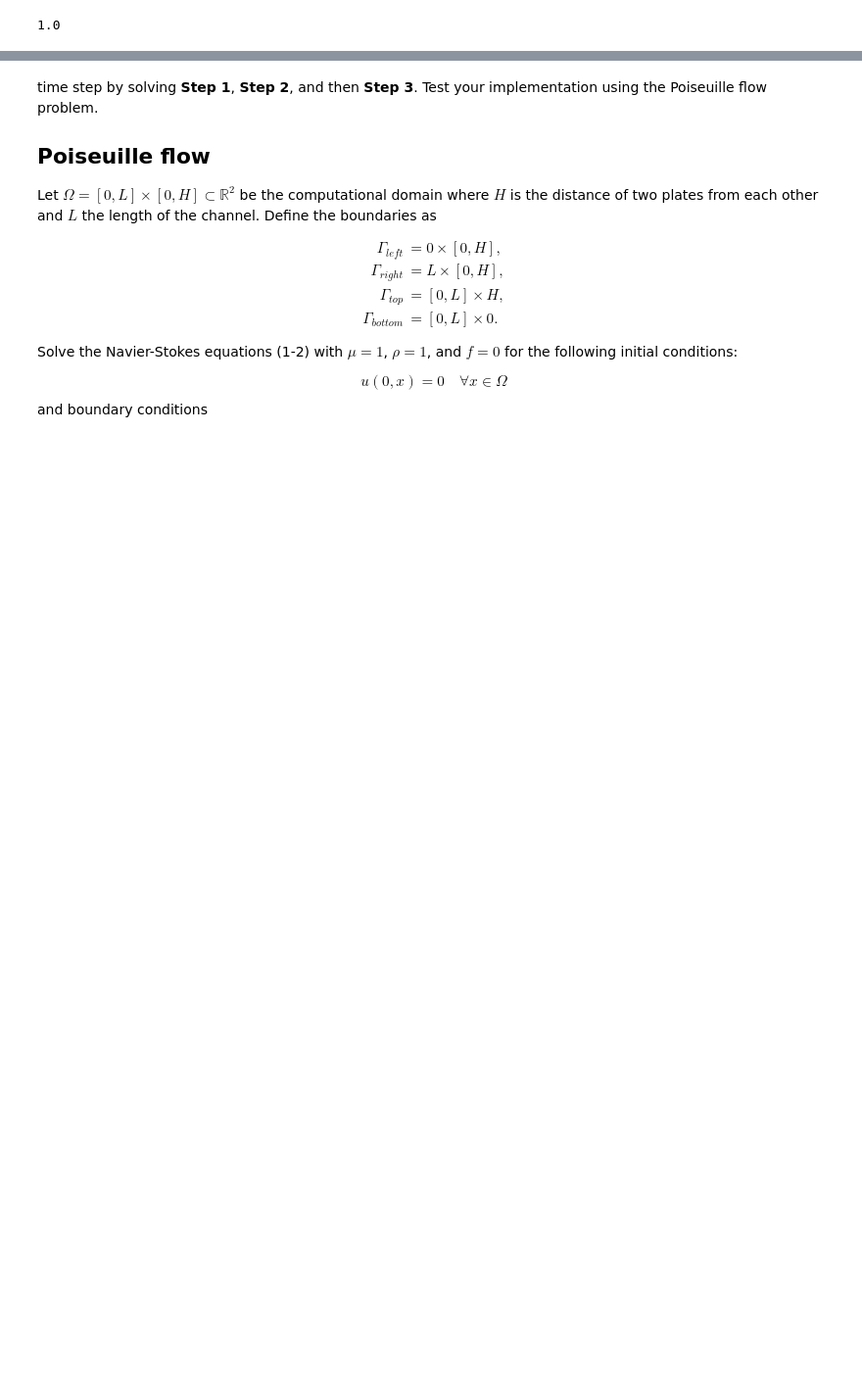
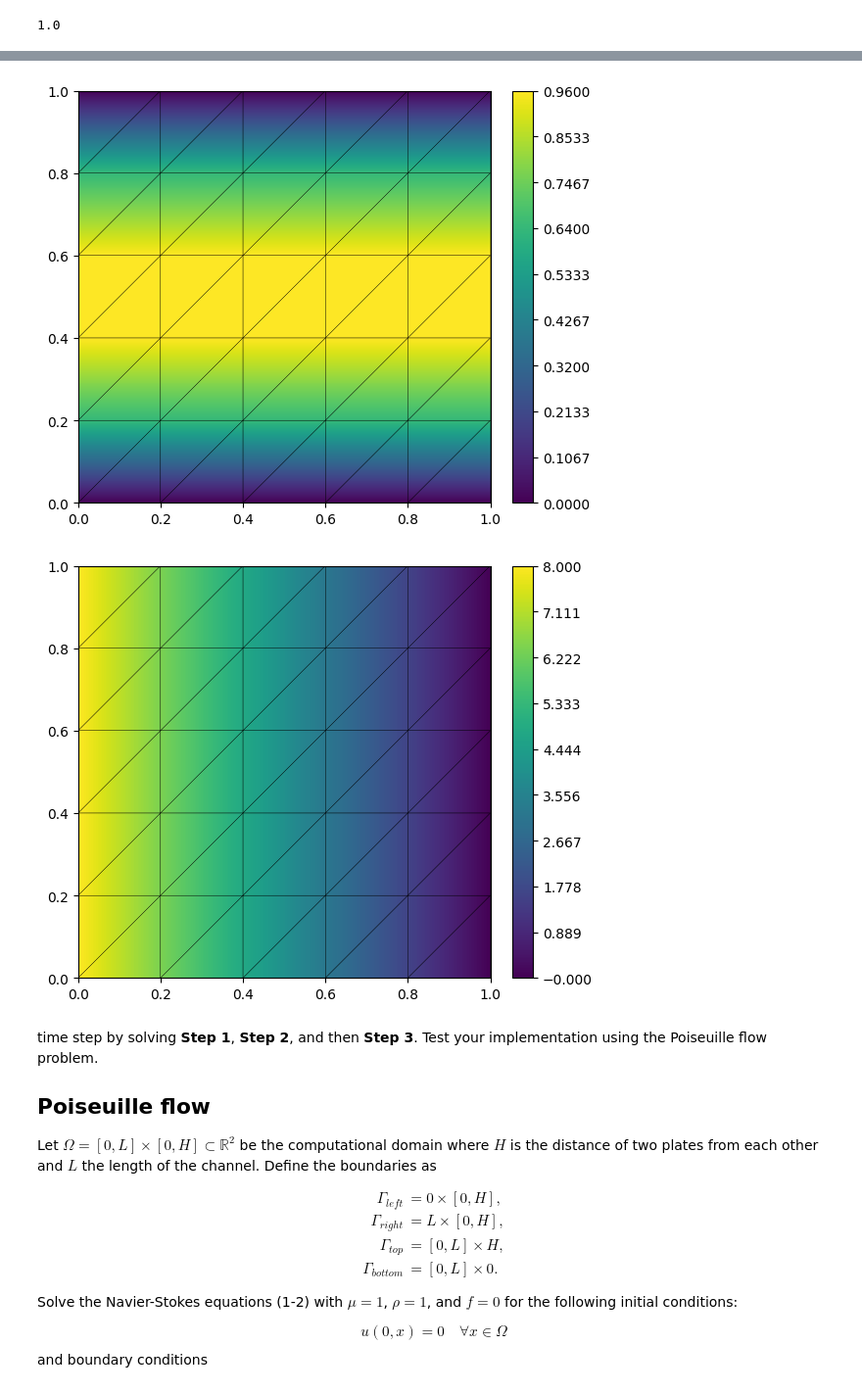
Before and after one commit to Mag-r/finite_elemente, a Jupyter notebook: navierstokes_excercise.ipynb, the cells around one changed output, grey strips where cells are left out. Shown: that part at 98% size. Drawn from its saved outputs; the diff is of its cells as text; code cells hidden in the pictures; blank space fills up the shorter version.

```diff
--- a/navierstokes_excercise.ipynb
+++ b/navierstokes_excercise.ipynb
@@ -149,3 +137,15 @@ old u u_old
+# %%
+from dune.fem.function import gridFunction
+from ufl import as_vector
+
+u_sol = gridFunction(4*x[1]*(1-x[1]), gridView=gridView, name='u_solution', order=0)
+#u_sol = gridFunction(as_vector([4*x[1]*(1-x[1]), 0]), gridView=gridView, name='u_solution', order=0) #gleich wie ohne as_vector
+p_sol = gridFunction(8*(1-x[0]), gridView=gridView, name='p_solution', order=0)
+u_sol.plot()
+p_sol.plot()
+# %% [output]
+[figure, added]
+[figure, added]
 # %% [markdown]
 time step by solving __Step 1__, __Step 2__, and then __Step
 3__. Test your implementation using the Poiseuille flow problem.
```
Also changed, not shown: parts of 4 cells of this notebook.
